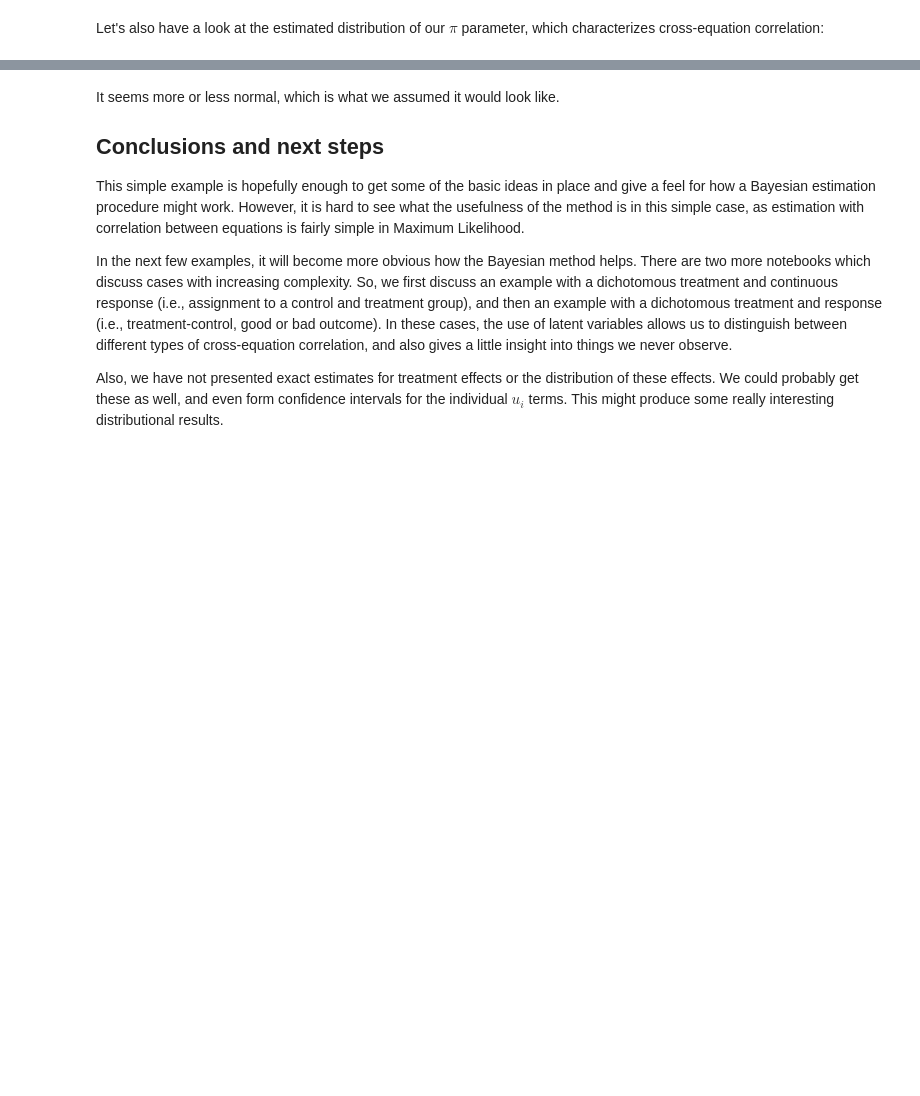
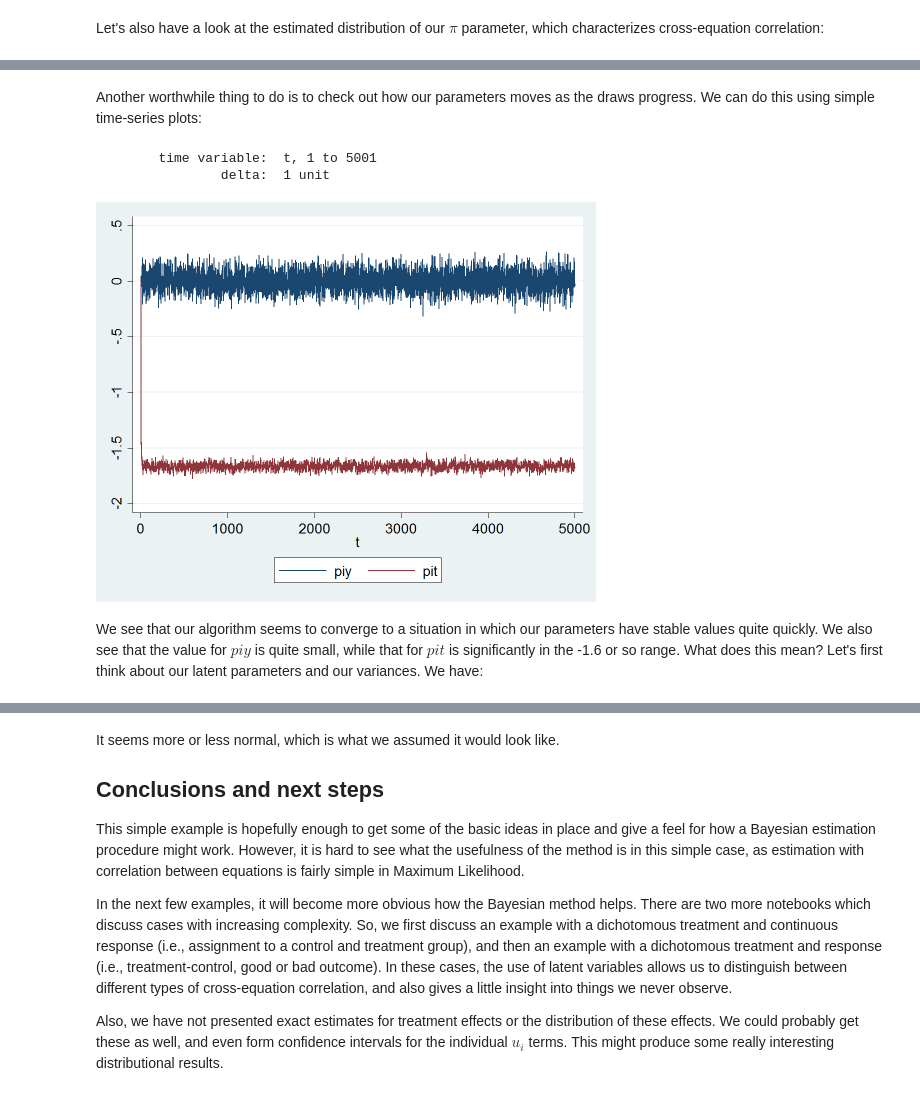
Before and after one commit to mbaker21231/BayesianTR, a Jupyter notebook: BayesianIV - Basic.ipynb, the cells around one changed output, grey strips where cells are left out. Drawn from its saved outputs; the diff is of its cells as text; code cells hidden in the pictures; blank space fills up the shorter version.

```diff
--- a/BayesianIV - Basic.ipynb
+++ b/BayesianIV - Basic.ipynb
@@ -435,0 +493,13 @@ hist pi
+# %% [markdown]
+Another worthwhile thing to do is to check out how our parameters moves as the draws progress. We can do this using simple time-series plots:
+# %%
+%%stata --gr
+gen t = _n
+tsset t
+tsline piy pit
+# %% [output]
+        time variable:  t, 1 to 5001
+                delta:  1 unit
+[figure, added]
+# %% [markdown]
+We see that our algorithm seems to converge to a situation in which our parameters have stable values quite quickly. We also see that the value for $piy$ is quite small, while that for $pit$ is significantly in the -1.6 or so range. What does this mean? Let's first think about our latent parameters and our variances. We have:
```
Also changed, not shown: parts of 15 cells of this notebook.
